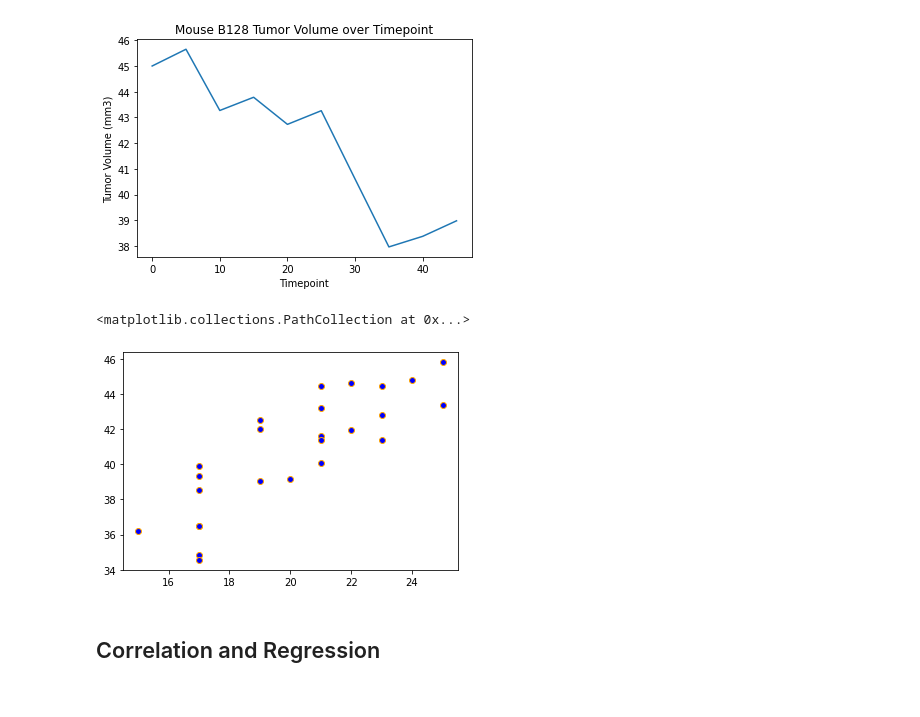
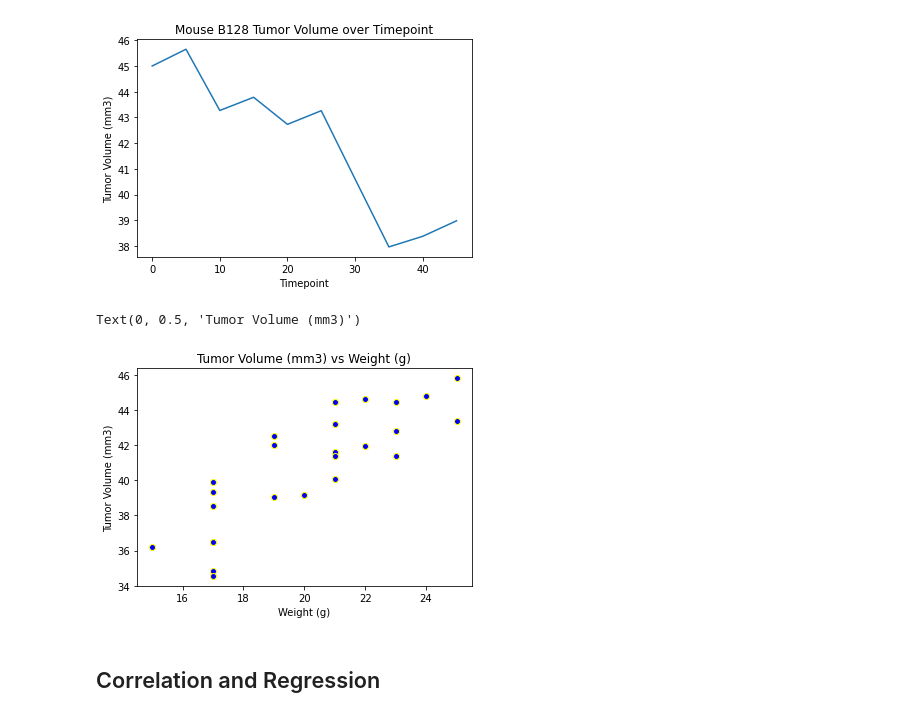
Before and after one commit to cbauer15/Matplotlib_Challenge, a Jupyter notebook: HW/Instructions/Pymaceuticals/pymaceuticals_starter.ipynb, the cells around one changed output. Drawn from its saved outputs; the diff is of its cells as text; code cells hidden in the pictures.

```diff
--- a/HW/Instructions/Pymaceuticals/pymaceuticals_starter.ipynb
+++ b/HW/Instructions/Pymaceuticals/pymaceuticals_starter.ipynb
@@ -403,19 +404,19 @@ Text(0, 0.5, 'Tumor Volume (mm3)')
 # %%
 # Generate a scatter plot of average tumor volume vs. mouse weight for the Capomulin regimen
 Capomulin_df = CleanedMouse_df.loc[CleanedMouse_df["Drug Regimen"] == "Capomulin", :]
 Mice = Capomulin_df.drop_duplicates(subset="Mouse ID", keep="first").sort_values("Mouse ID")
 ScatData = Capomulin_df.groupby("Mouse ID").agg({"Tumor Volume (mm3)": 'mean'}).sort_values("Mouse ID")
 
 x_axis = Mice["Weight (g)"]
 y_axis = ScatData
 len(y_axis)
-plt.scatter(x_axis, y_axis, marker="o", facecolors="blue", edgecolors="orange")
-plt.title("Mouse B128 Tumor Volume over Timepoint")
-plt.xlabel("Timepoint")
+plt.scatter(x_axis, y_axis, marker="o", facecolors="blue", edgecolors="yellow")
+plt.title("Tumor Volume (mm3) vs Weight (g)")
+plt.xlabel("Weight (g)")
 plt.ylabel("Tumor Volume (mm3)")
 # %% [output]
-<matplotlib.collections.PathCollection at 0x...>
+Text(0, 0.5, 'Tumor Volume (mm3)')
-[figure, old version]
+[figure, new version]
 # %% [markdown]
 ## Correlation and Regression
 # %%
```
Also changed, not shown: parts of 6 cells of this notebook, 1 other file.
